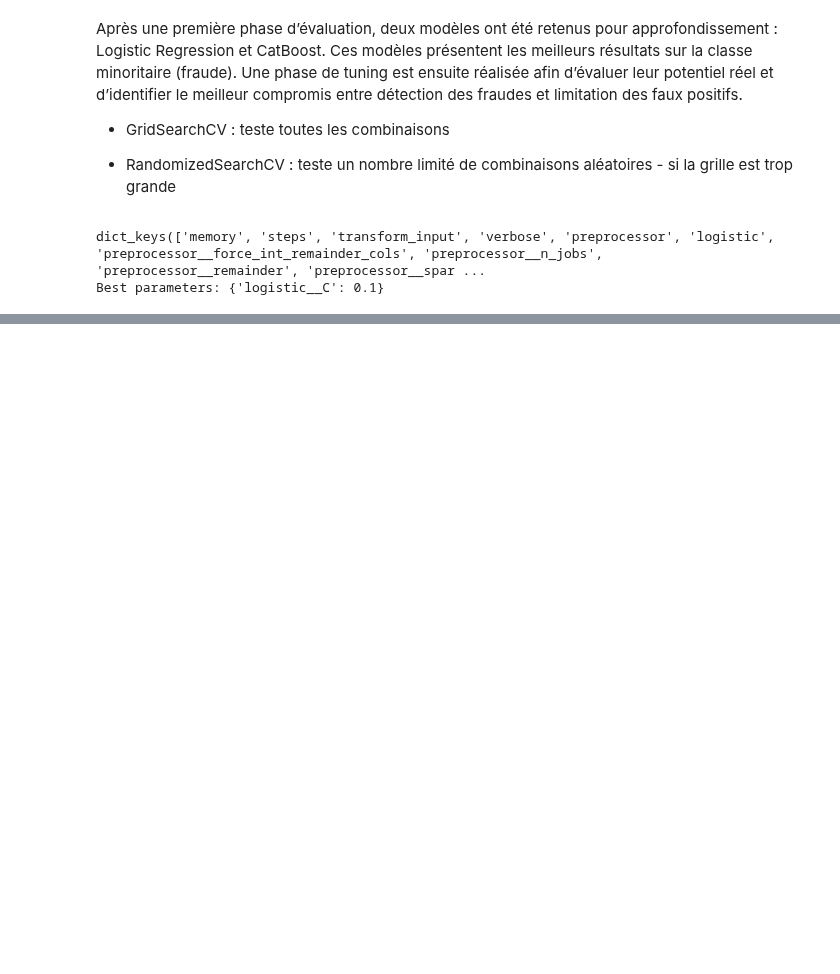
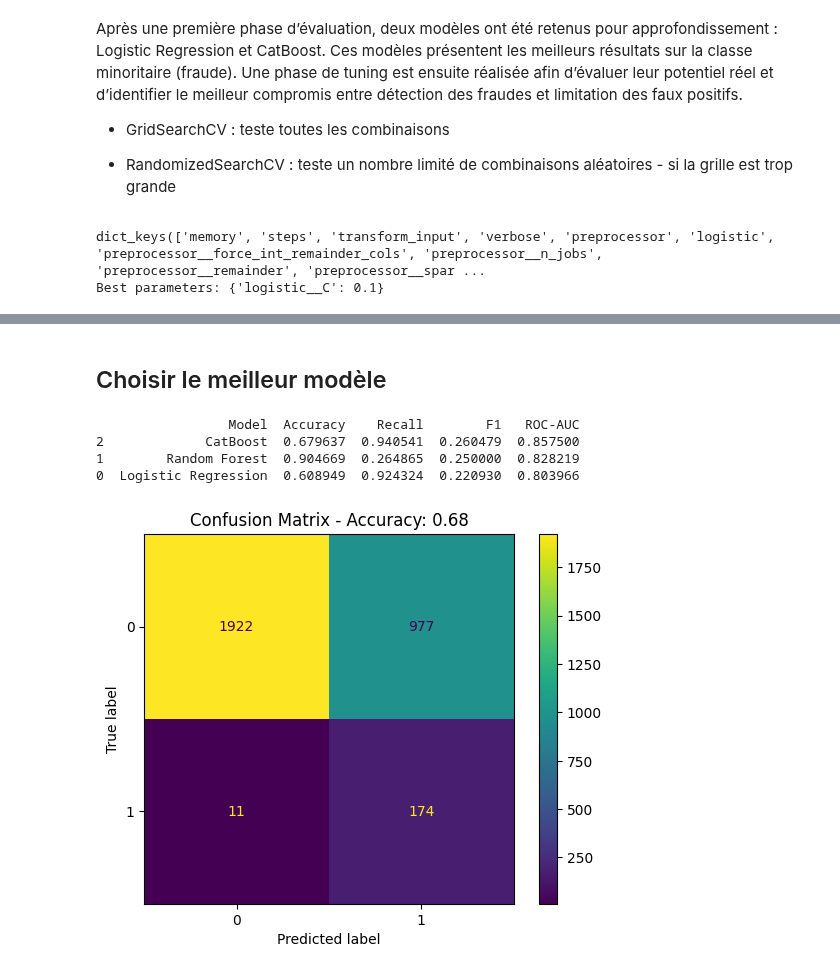
Before and after one commit to djamaliAliBahaBakar/insurance-fraud-detection, a Jupyter notebook: Projet_End_To_End_ML.ipynb, the cells around one changed output, grey strips where cells are left out. Drawn from its saved outputs; the diff is of its cells as text; code cells hidden in the pictures; blank space fills up the shorter version.

```diff
--- a/Projet_End_To_End_ML.ipynb
+++ b/Projet_End_To_End_ML.ipynb
@@ -709,9 +708,9 @@ params = {
 }
 
 print(pipeline_logReg.get_params().keys())
-randomSearch = GridSearchCV(pipeline_logReg, param_grid=params, cv=cv, scoring='roc_auc', n_jobs=-1)
-randomSearch.fit(X_train, y_train)
-print(f"Best parameters: {randomSearch.best_params_}")
+logRegSearch = GridSearchCV(pipeline_logReg, param_grid=params, cv=cv, scoring='roc_auc', n_jobs=-1)
+logRegSearch.fit(X_train, y_train)
+print(f"Best parameters: {logRegSearch.best_params_}")
 # %% [output]
 dict_keys(['memory', 'steps', 'transform_input', 'verbose', 'preprocessor', 'logistic', 'preprocessor__force_int_remainder_cols', 'preprocessor__n_jobs', 'preprocessor__remainder', 'preprocessor__spar ...
 Best parameters: {'logistic__C': 0.1}
@@ -727,7 +726,7 @@ params = {
 }
 
 print(pipeline_random.get_params().keys())
-randomSearch = RandomizedSearchCV(pipeline_random, param_distributions=params, cv=cv, scoring='roc_auc', n_jobs=-1)
+randomSearch = RandomizedSearchCV(pipeline_random, param_distributions=params, n_iter=30, cv=cv, scoring='roc_auc', n_jobs=-1,  random_state=42)
 #randomSearch = GridSearchCV(pipeline_random, param_grid=parms, cv=cv, scoring='roc_auc', n_jobs=-1)
 randomSearch.fit(X_train, y_train)
 print(f"Best parameters: {randomSearch.best_params_}")
@@ -745,7 +744,7 @@ params = {
 }
 
 print(pipeline_boost.get_params().keys())
-boostingSearch = RandomizedSearchCV(pipeline_boost, param_distributions=params, cv=cv, scoring='roc_auc', n_jobs=-1)
+boostingSearch = RandomizedSearchCV(pipeline_boost, param_distributions=params, cv=cv, n_iter=30,scoring='roc_auc', n_jobs=-1, random_state=42)
 boostingSearch.fit(X_train, y_train)
 print(f"Best parameters: {boostingSearch.best_params_}")
 # %% [output]
@@ -768,0 +768,45 @@ Best parameters: {'boosting__learning_rate': 0.1, 'boosting__iterations': 100, '
+# %% [markdown]
+## Choisir le meilleur modèle
+# %%
+best_logreg = logRegSearch.best_estimator_
+best_random = randomSearch.best_estimator_
+best_boost = boostingSearch.best_estimator_
+
+models = {
+    "Logistic Regression": best_logreg,
+    "Random Forest": best_random,
+    "CatBoost" : best_boost
+}
+
+results = []
+
+for name, model in models.items():
+    y_pred = model.predict(X_test)
+    y_proba = model.predict_proba(X_test)[:, 1]
+
+    results.append({
+        "Model": name,
+        "Accuracy": accuracy_score(y_test, y_pred),
+        "Recall": recall_score(y_test, y_pred),
+        "F1": f1_score(y_test, y_pred),
+        "ROC-AUC": roc_auc_score(y_test, y_proba)
+    })
+
+df_results = pd.DataFrame(results).sort_values(by="ROC-AUC", ascending=False)
+print(df_results)
+
+# Modèle CatBosst meilleur candidat.
+y_pred = best_boost.predict(X_test)
+y_proba = best_boost.predict_proba(X_test)[:, 1]
+acc= accuracy_score(y_test, y_pred)
+confusion = confusion_matrix(y_test, y_pred)
+
+ConfusionMatrixDisplay(confusion_matrix=confusion).plot()
+plt.title(f"Confusion Matrix - Accuracy: {acc:.2f}")
+plt.show()
+# %% [output]
+                 Model  Accuracy    Recall        F1   ROC-AUC
+2             CatBoost  0.679637  0.940541  0.260479  0.857500
+1        Random Forest  0.904669  0.264865  0.250000  0.828219
+0  Logistic Regression  0.608949  0.924324  0.220930  0.803966
+[figure, added]
```
Also changed, not shown: parts of 7 cells of this notebook, 4 other files.
